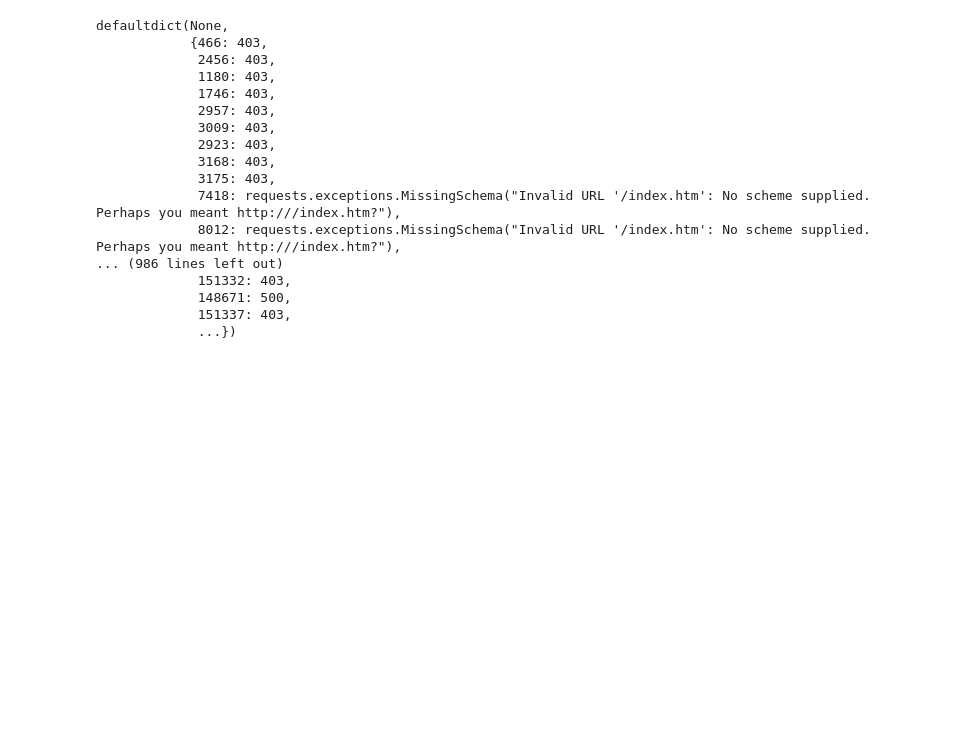
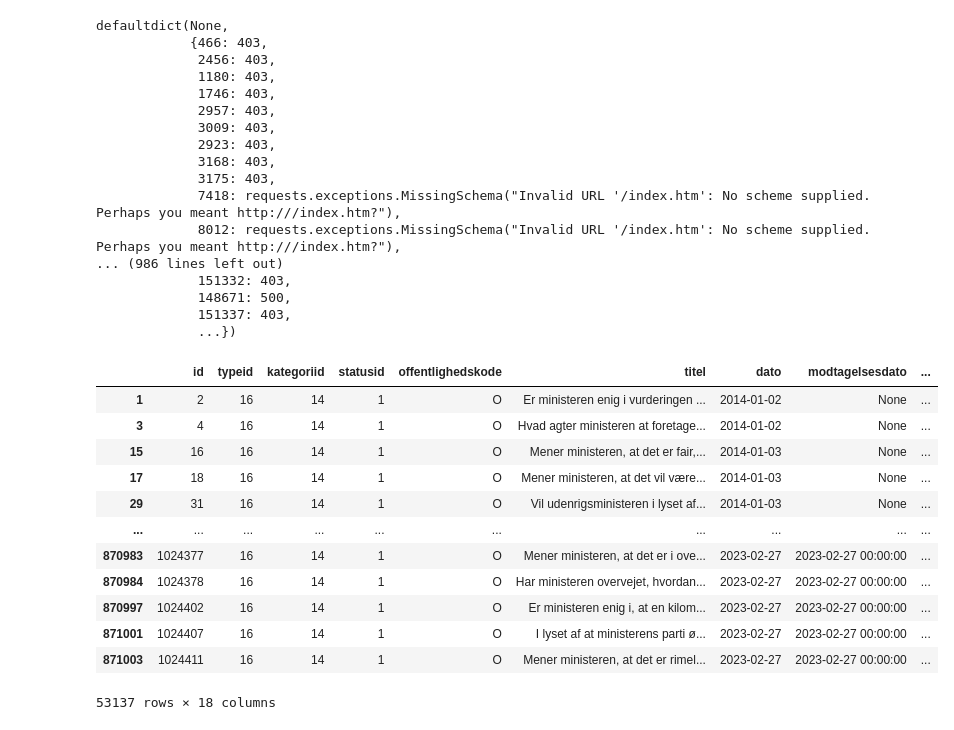
Before and after one commit to Rune-Nedergaard/knowledge-graph, a Jupyter notebook: notebooks/embedding_experiments.ipynb, the cells around one changed output. Drawn from its saved outputs; the diff is of its cells as text; code cells hidden in the pictures; blank space fills up the shorter version.

```diff
--- a/notebooks/embedding_experiments.ipynb
+++ b/notebooks/embedding_experiments.ipynb
@@ -142,3 +226,19 @@ for key, val in bad_files.items():
             pass
     else:
         pass
+# %%
+Dokument[Dokument['kategoriid'] == 14]
+# %% [output]
+|  | id | typeid | kategoriid | statusid | offentlighedskode | titel | dato | modtagelsesdato | ... |
+| 1 | 2 | 16 | 14 | 1 | O | Er ministeren enig i vurderingen ... | 2014-01-02 | None | ... |
+| 3 | 4 | 16 | 14 | 1 | O | Hvad agter ministeren at foretage... | 2014-01-02 | None | ... |
+| 15 | 16 | 16 | 14 | 1 | O | Mener ministeren, at det er fair,... | 2014-01-03 | None | ... |
+| 17 | 18 | 16 | 14 | 1 | O | Mener ministeren, at det vil være... | 2014-01-03 | None | ... |
+| 29 | 31 | 16 | 14 | 1 | O | Vil udenrigsministeren i lyset af... | 2014-01-03 | None | ... |
+| ... | ... | ... | ... | ... | ... | ... | ... | ... | ... |
+| 870983 | 1024377 | 16 | 14 | 1 | O | Mener ministeren, at det er i ove... | 2023-02-27 | 2023-02-27 00:00:00 | ... |
+| 870984 | 1024378 | 16 | 14 | 1 | O | Har ministeren overvejet, hvordan... | 2023-02-27 | 2023-02-27 00:00:00 | ... |
+| 870997 | 1024402 | 16 | 14 | 1 | O | Er ministeren enig i, at en kilom... | 2023-02-27 | 2023-02-27 00:00:00 | ... |
+| 871001 | 1024407 | 16 | 14 | 1 | O | I lyset af at ministerens parti ø... | 2023-02-27 | 2023-02-27 00:00:00 | ... |
+| 871003 | 1024411 | 16 | 14 | 1 | O | Mener ministeren, at det er rimel... | 2023-02-27 | 2023-02-27 00:00:00 | ... |
+53137 rows × 18 columns
```
Also changed, not shown: parts of 20 cells of this notebook, 2 other files.
